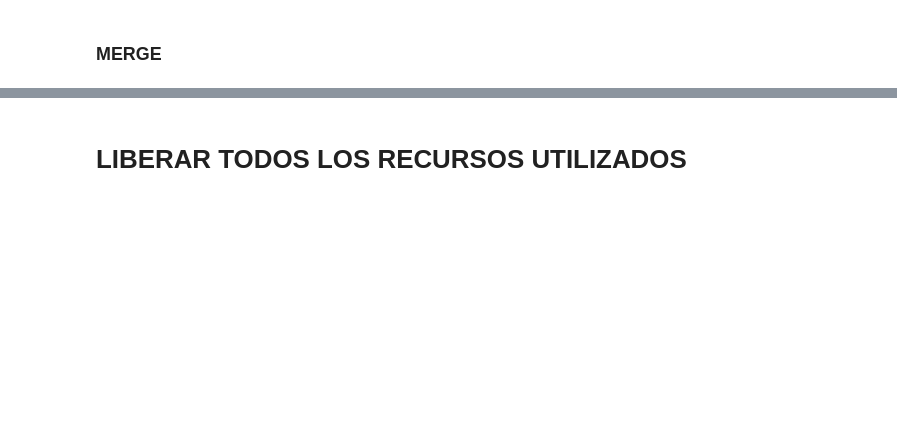
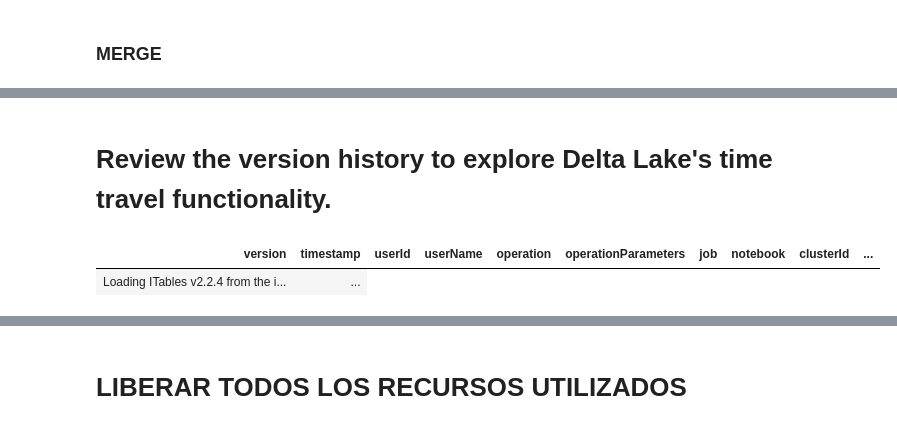
Before and after one commit to JorgeCardona/recursos, a Jupyter notebook: delta-spark/Delta Spark.ipynb, the cells around one changed output, grey strips where cells are left out. Cells and saved outputs as stored; diff of their text form; code cells hidden in the pictures; blank space fills up the shorter version.

Commit message:
Added Review the version history to explore Delta Lake's time travel functionality.

```diff
--- a/delta-spark/Delta Spark.ipynb
+++ b/delta-spark/Delta Spark.ipynb
@@ -2731,0 +2764,8 @@ Delta table has updated or inserted records based on the 'id' column.
+# %% [markdown]
+# Review the version history to explore Delta Lake's time travel functionality.
+# %%
+historic_version = show_historic_version_from_delta_file(spark_session, file_path_delta_1)
+historic_version
+# %% [output]
+| version | timestamp | userId | userName | operation | operationParameters | job | notebook | clusterId | ... |
+| Loading ITables v2.2.4 from the i... | ... |
```
Also changed, not shown: parts of 17 cells of this notebook.
